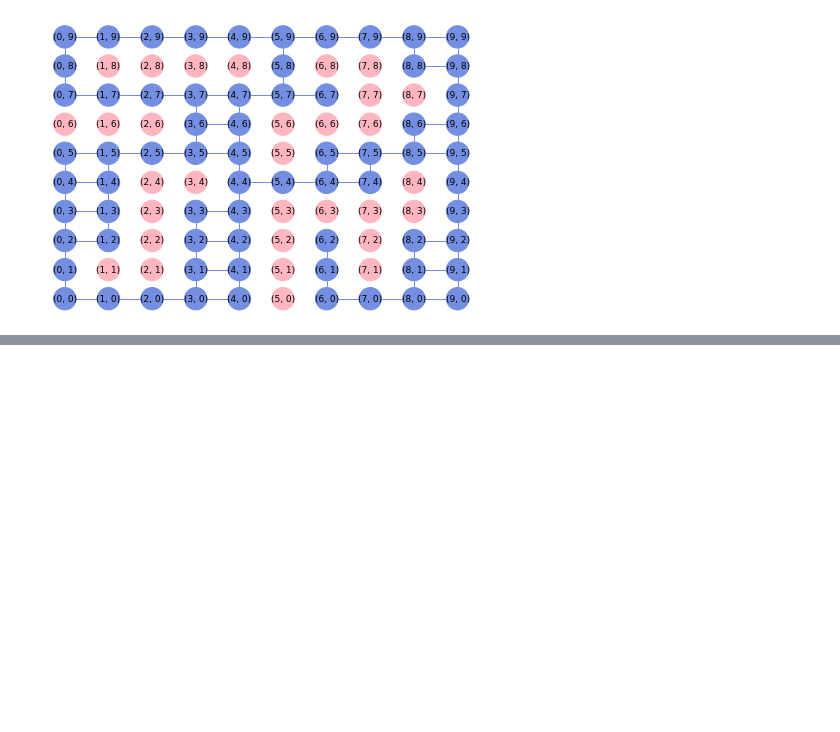
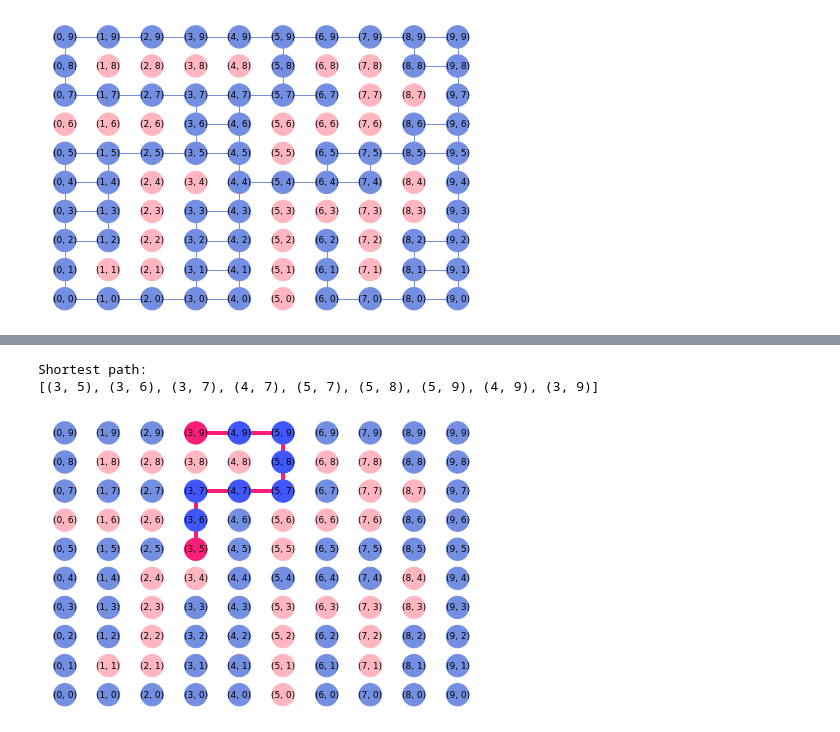
Before and after one commit to ChrisLisbon/ITMO_algorithms_classes, a Jupyter notebook: lab6.ipynb, the cells around one changed output, grey strips where cells are left out. Saved outputs shown, nothing was run; the diff lists cells and outputs as text; code cells hidden in the pictures; blank space fills up the shorter version.

```diff
--- a/lab6.ipynb
+++ b/lab6.ipynb
@@ -176,0 +204,8 @@ nx.draw(G, pos, node_size=500,  with_labels=True, node_color=color_map, width=1,
+# %%
+start=(3,5)
+end=(3,9)
+astar_path_finding(G,start,end,dist)
+# %% [output]
+Shortest path:
+[(3, 5), (3, 6), (3, 7), (4, 7), (5, 7), (5, 8), (5, 9), (4, 9), (3, 9)]
+[figure, added]
```
Also changed, not shown: parts of 20 cells of this notebook.
